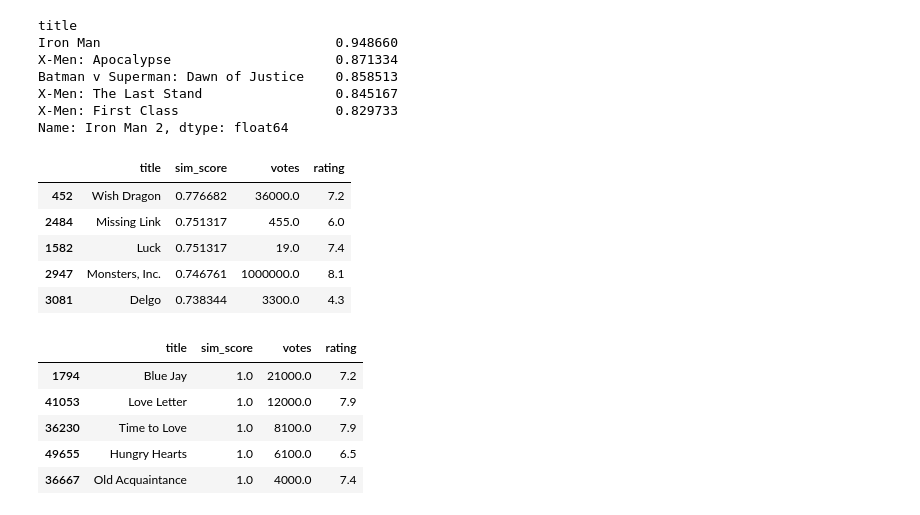
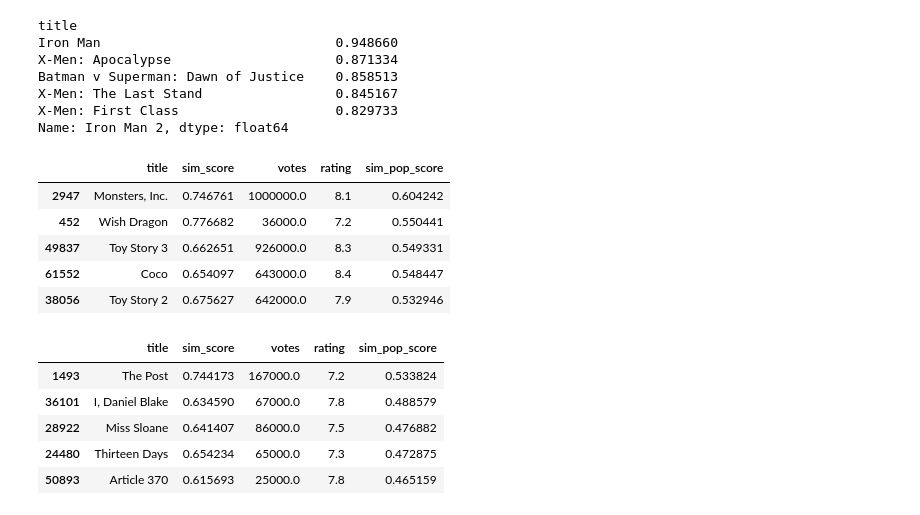
Before and after one commit to phodgkins/dm-movies, a Jupyter notebook: load_data.ipynb, the cells around one changed output. Saved outputs shown, nothing was run; the diff lists cells and outputs as text; code cells hidden in the pictures.

```diff
--- a/load_data.ipynb
+++ b/load_data.ipynb
@@ -852,26 +852,27 @@ def get_recommendations(movie_title, sim_df, data, n=10):
 
     #add the similarity score to this subset
     top_50_movies['sim_score'] = sim_scores.loc[top_50_idx].values
+    top_50_movies['sim_pop_score'] = top_50_movies['sim_score'] * (top_50_movies['normalized_score'] / 10)
 
     #rank by similarity + a "popularity boost"
-    top_50_movies = top_50_movies.sort_values(by=['sim_score', 'votes'], ascending=False)
+    top_50_movies = top_50_movies.sort_values(by=['sim_pop_score'], ascending=False)
 
-    return top_50_movies[['title', 'sim_score', 'votes', 'rating']].head(n)
+    return top_50_movies[['title', 'sim_score', 'votes', 'rating', 'sim_pop_score']].head(n)
 # %%
 get_recommendations("Toy Story", movie_sim_df, df_new, n=5)
 # %% [output]
-|  | title | sim_score | votes | rating |
-| 452 | Wish Dragon | 0.776682 | 36000.0 | 7.2 |
-| 2484 | Missing Link | 0.751317 | 455.0 | 6.0 |
-| 1582 | Luck | 0.751317 | 19.0 | 7.4 |
-| 2947 | Monsters, Inc. | 0.746761 | 1000000.0 | 8.1 |
-| 3081 | Delgo | 0.738344 | 3300.0 | 4.3 |
+|  | title | sim_score | votes | rating | sim_pop_score |
+| 2947 | Monsters, Inc. | 0.746761 | 1000000.0 | 8.1 | 0.604242 |
+| 452 | Wish Dragon | 0.776682 | 36000.0 | 7.2 | 0.550441 |
+| 49837 | Toy Story 3 | 0.662651 | 926000.0 | 8.3 | 0.549331 |
+| 61552 | Coco | 0.654097 | 643000.0 | 8.4 | 0.548447 |
+| 38056 | Toy Story 2 | 0.675627 | 642000.0 | 7.9 | 0.532946 |
 # %%
-get_recommendations("Texasville", movie_sim_df, df_new, n=5)
+get_recommendations("Zero Dark Thirty", movie_sim_df, df_new, n=5)
 # %% [output]
-|  | title | sim_score | votes | rating |
-| 1794 | Blue Jay | 1.0 | 21000.0 | 7.2 |
-| 41053 | Love Letter | 1.0 | 12000.0 | 7.9 |
-| 36230 | Time to Love | 1.0 | 8100.0 | 7.9 |
-| 49655 | Hungry Hearts | 1.0 | 6100.0 | 6.5 |
-| 36667 | Old Acquaintance | 1.0 | 4000.0 | 7.4 |
+|  | title | sim_score | votes | rating | sim_pop_score |
+| 1493 | The Post | 0.744173 | 167000.0 | 7.2 | 0.533824 |
+| 36101 | I, Daniel Blake | 0.634590 | 67000.0 | 7.8 | 0.488579 |
+| 28922 | Miss Sloane | 0.641407 | 86000.0 | 7.5 | 0.476882 |
+| 24480 | Thirteen Days | 0.654234 | 65000.0 | 7.3 | 0.472875 |
+| 50893 | Article 370 | 0.615693 | 25000.0 | 7.8 | 0.465159 |
```
Also changed, not shown: parts of 1 cell of this notebook.
